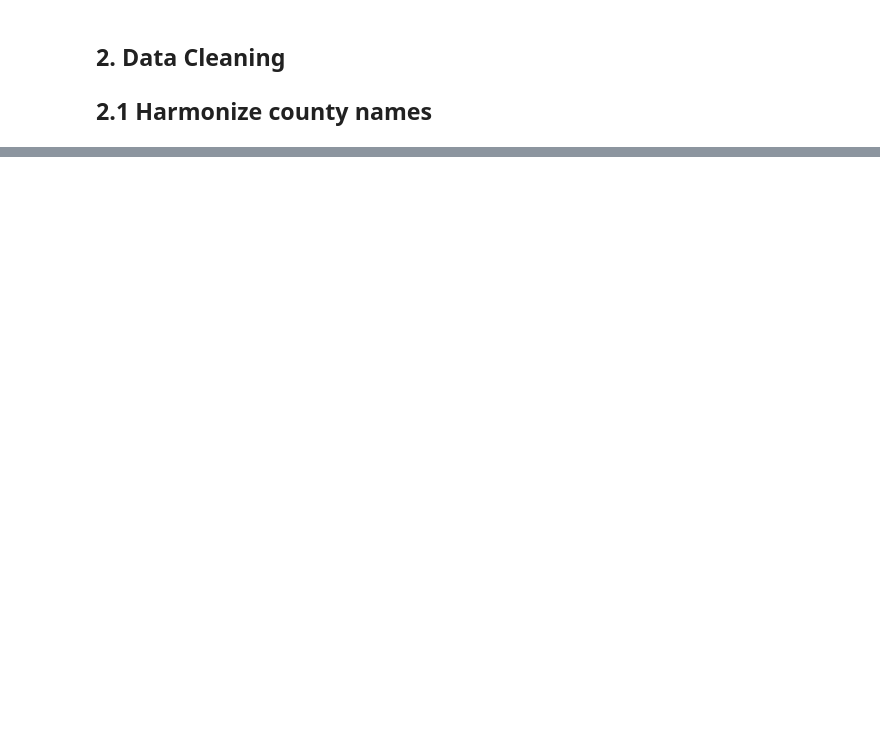
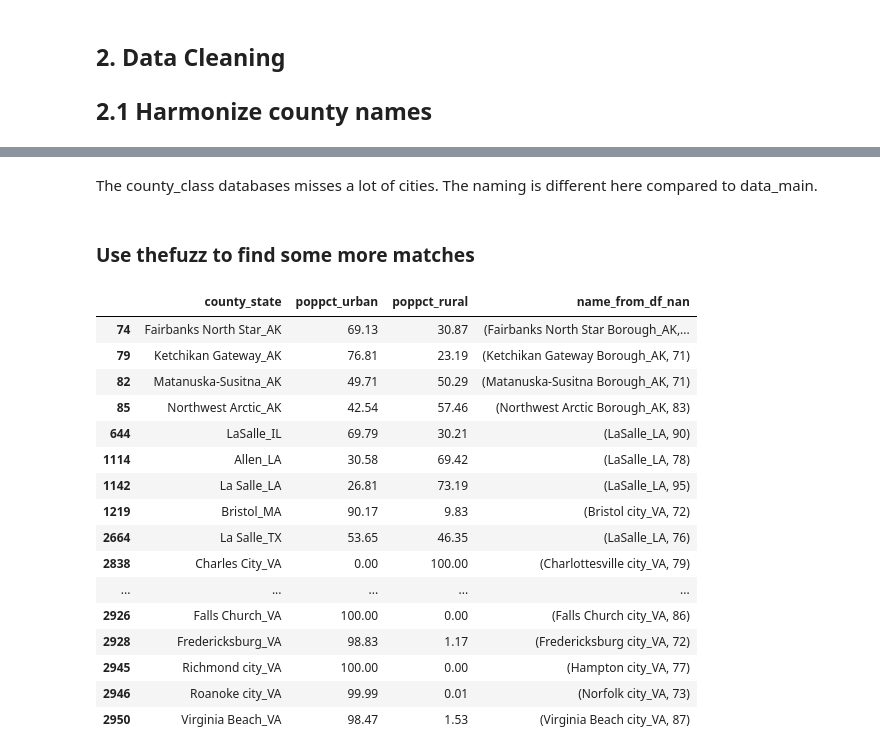
Before and after one commit to TobHeg/Mid-Term-Project, a Jupyter notebook: mid-term-project.ipynb, the cells around one changed output, grey strips where cells are left out. Saved outputs shown, nothing was run; the diff lists cells and outputs as text; code cells hidden in the pictures; blank space fills up the shorter version.

```diff
--- a/mid-term-project.ipynb
+++ b/mid-term-project.ipynb
@@ -94,0 +389,3 @@ data_main.describe()
+# %%
+data_main['UV'] = data_main['UV'].fillna(data_main.groupby('state')['UV'].transform('mean'))
+data_main.info()
@@ -94,0 +424,3 @@ data_main.describe()
+# %%
+data_main = pd.merge(data_main, data_county_class, how='left', on='county_state')
+data_main.info()
@@ -94,0 +445,4 @@ data_main.describe()
+# %%
+df_nan = data_main[(data_main['poppct_urban'].isna() == True)]
+df_nan = df_nan[['county', 'county_state']]
+df_nan
@@ -94,0 +467,4 @@ data_main.describe()
+# %% [markdown]
+The county_class databases misses a lot of cities. The naming is different here compared to data_main.
+# %% [markdown]
+### Use thefuzz to find some more matches
@@ -94,0 +474,24 @@ data_main.describe()
+# %%
+# Let the fuzz analyze the two columns and find matches in the reference list
+data_county_class['name_from_df_nan'] = data_county_class['county_state'].apply(lambda x: process.extractOne(x, df_nan['county_state'].to_list(), scorer=fuzz.token_sort_ratio, score_cutoff=70))
+# %%
+# Here are the matches
+data_county_class[data_county_class.name_from_df_nan.isna() == False]
+# %% [output]
+|  | county_state | poppct_urban | poppct_rural | name_from_df_nan |
+| 74 | Fairbanks North Star_AK | 69.13 | 30.87 | (Fairbanks North Star Borough_AK,... |
+| 79 | Ketchikan Gateway_AK | 76.81 | 23.19 | (Ketchikan Gateway Borough_AK, 71) |
+| 82 | Matanuska-Susitna_AK | 49.71 | 50.29 | (Matanuska-Susitna Borough_AK, 71) |
+| 85 | Northwest Arctic_AK | 42.54 | 57.46 | (Northwest Arctic Borough_AK, 83) |
+| 644 | LaSalle_IL | 69.79 | 30.21 | (LaSalle_LA, 90) |
+| 1114 | Allen_LA | 30.58 | 69.42 | (LaSalle_LA, 78) |
+| 1142 | La Salle_LA | 26.81 | 73.19 | (LaSalle_LA, 95) |
+| 1219 | Bristol_MA | 90.17 | 9.83 | (Bristol city_VA, 72) |
+| 2664 | La Salle_TX | 53.65 | 46.35 | (LaSalle_LA, 76) |
+| 2838 | Charles City_VA | 0.00 | 100.00 | (Charlottesville city_VA, 79) |
+| ... | ... | ... | ... | ... |
+| 2926 | Falls Church_VA | 100.00 | 0.00 | (Falls Church city_VA, 86) |
+| 2928 | Fredericksburg_VA | 98.83 | 1.17 | (Fredericksburg city_VA, 72) |
+| 2945 | Richmond city_VA | 100.00 | 0.00 | (Hampton city_VA, 77) |
+| 2946 | Roanoke city_VA | 99.99 | 0.01 | (Norfolk city_VA, 73) |
+| 2950 | Virginia Beach_VA | 98.47 | 1.53 | (Virginia Beach city_VA, 87) |
```
Also changed, not shown: parts of 55 cells of this notebook, 7 other files.
